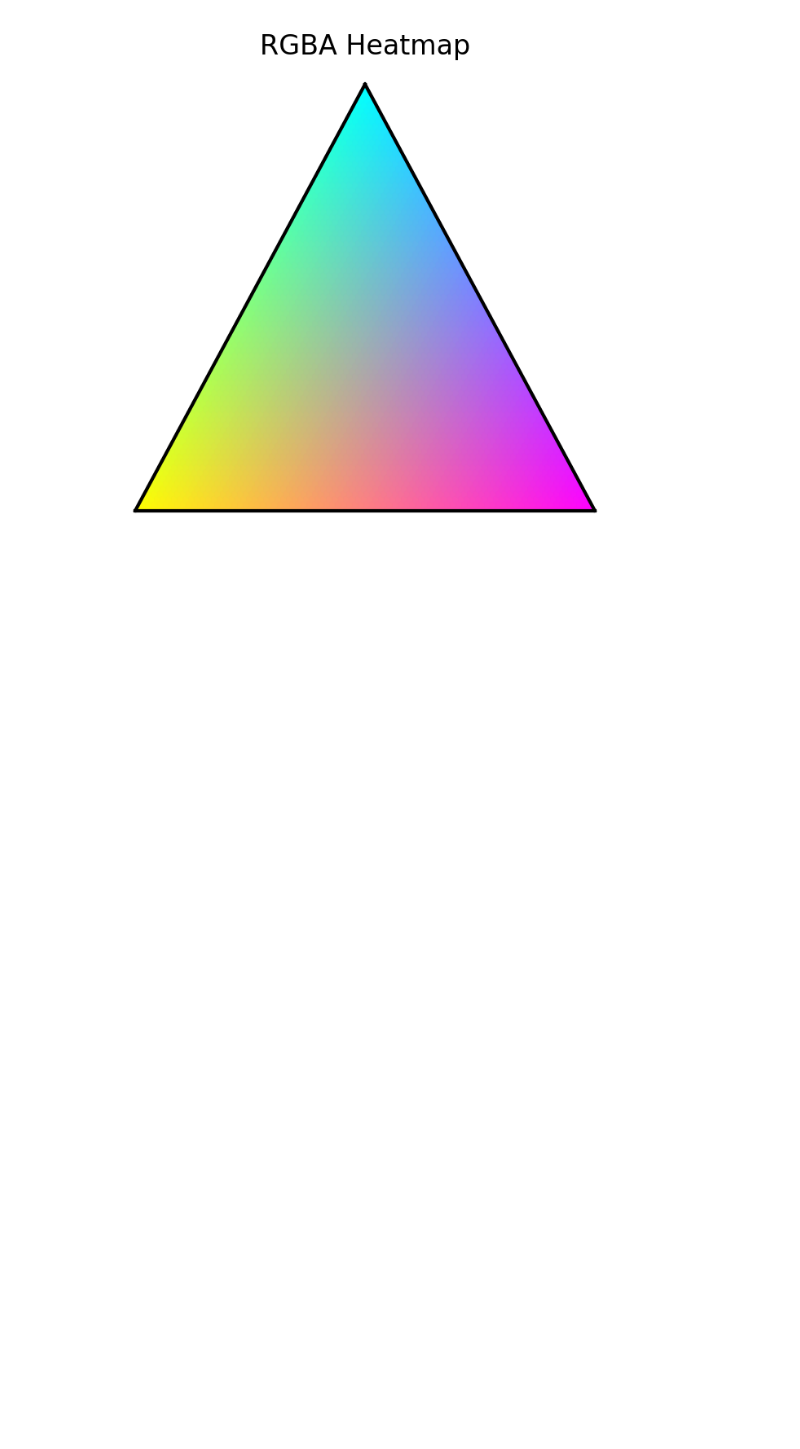
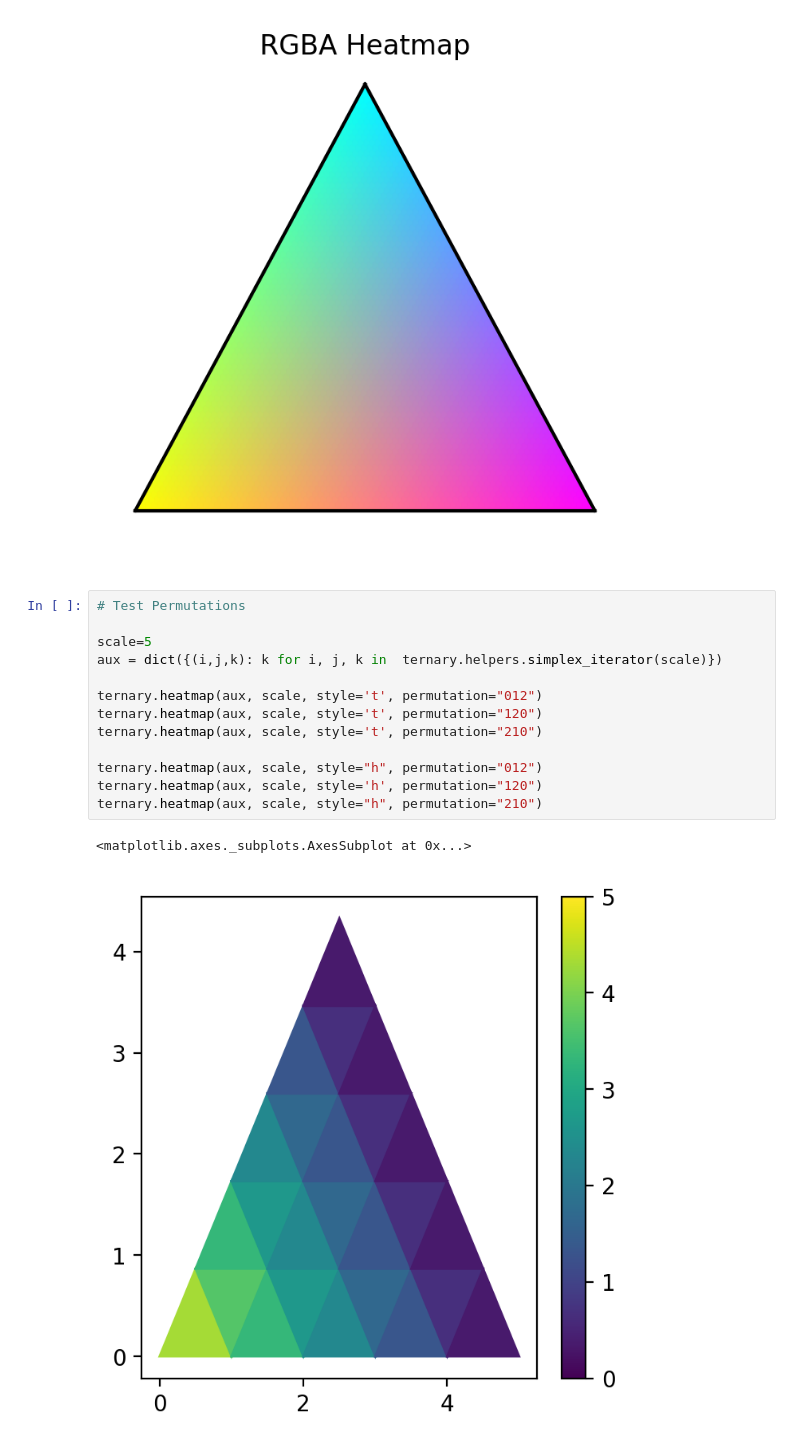
Before and after one commit to marcharper/python-ternary, a Jupyter notebook: examples/Ternary-Examples.ipynb, the cells around one changed output. Saved outputs shown, nothing was run; the diff lists cells and outputs as text; blank space fills up the shorter version.

Commit message:
Add permutation examples to example notebook

```diff
--- a/examples/Ternary-Examples.ipynb
+++ b/examples/Ternary-Examples.ipynb
@@ -255,3 +255,19 @@ tax.set_title("RGBA Heatmap")
 plt.show()
 # %% [output]
 [figure]
+# %%
+# Test Permutations
+
+scale=5
+aux = dict({(i,j,k): k for i, j, k in  ternary.helpers.simplex_iterator(scale)})
+
+ternary.heatmap(aux, scale, style='t', permutation="012")
+ternary.heatmap(aux, scale, style='t', permutation="120")
+ternary.heatmap(aux, scale, style='t', permutation="210")
+
+ternary.heatmap(aux, scale, style="h", permutation="012")
+ternary.heatmap(aux, scale, style='h', permutation="120")
+ternary.heatmap(aux, scale, style="h", permutation="210")
+# %% [output]
+<matplotlib.axes._subplots.AxesSubplot at 0x...>
+[figure, added]
```
Also changed, not shown: parts of 3 cells of this notebook.
